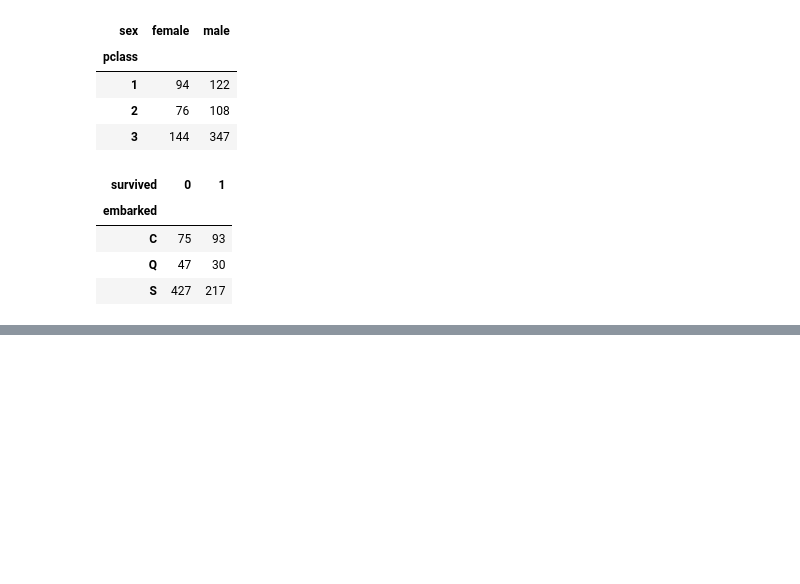
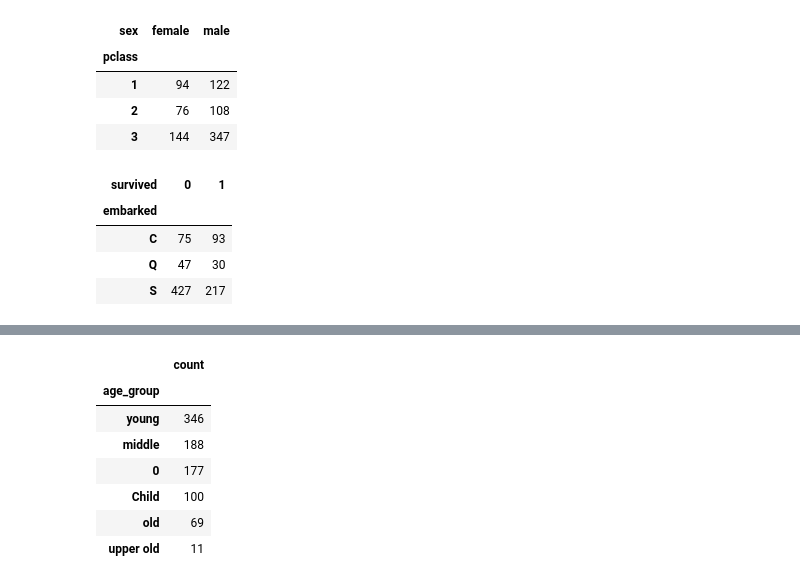
Before and after one commit to Salmanfarsi2561/PYTHON_ML, a Jupyter notebook: EDA/datasets/Analysis/Titanic.ipynb, the cells around one changed output, grey strips where cells are left out. Saved outputs shown, nothing was run; the diff lists cells and outputs as text; code cells hidden in the pictures; blank space fills up the shorter version.

```diff
--- a/EDA/datasets/Analysis/Titanic.ipynb
+++ b/EDA/datasets/Analysis/Titanic.ipynb
@@ -173,0 +174,19 @@ plt.tight_layout()
+# %%
+data['age_group']
+
+data.loc[data['age']<=16,'age_group']='Child'
+data.loc[(data['age']>16) & (data['age']<=32),'age_group']='young'
+data.loc[(data['age']>32) & (data['age']<=48),'age_group']='middle'
+data.loc[(data['age']>48) & (data['age']<=64),'age_group']='old'
+data.loc[data['age']>64,'age_group']='upper old'
+
+data['age_group'].value_counts().to_frame()
+# %% [output]
+|  | count |
+| age_group |  |
+| young | 346 |
+| middle | 188 |
+| 0 | 177 |
+| Child | 100 |
+| old | 69 |
+| upper old | 11 |
```
Also changed, not shown: parts of 4 cells of this notebook.
